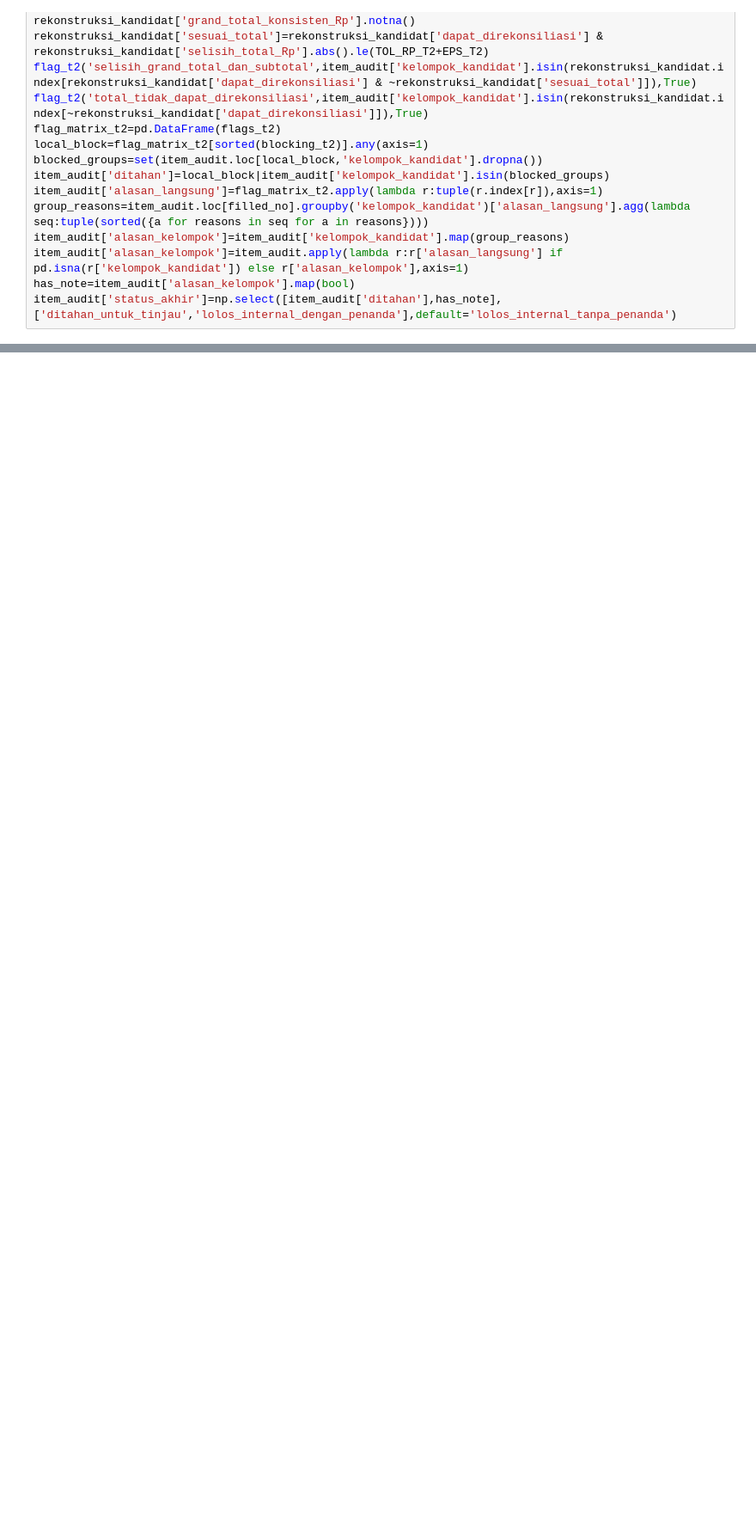
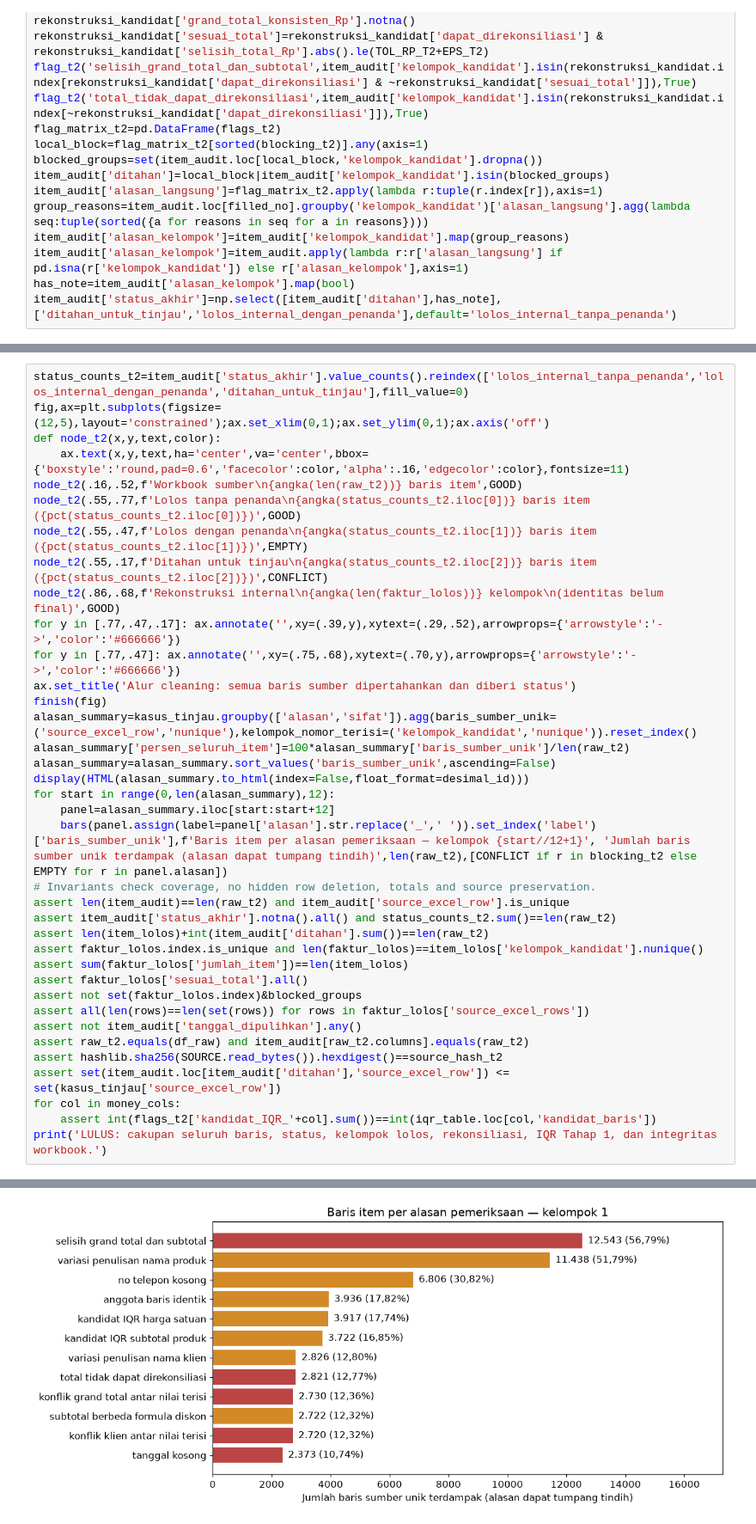
Before and after one commit to yafirafsanjani/zahir-customer-segmentation, a Jupyter notebook: segmentasi_pelanggan_zahir.ipynb, the cells around one changed output, grey strips where cells are left out. Shown at 86% size. Saved outputs shown, nothing was run; the diff lists cells and outputs as text; blank space fills up the shorter version.

```diff
--- a/segmentasi_pelanggan_zahir.ipynb
+++ b/segmentasi_pelanggan_zahir.ipynb
@@ -1197,0 +756,38 @@ LULUS: angka dasar tereproduksi; lima tabel, seluruh flag, aturan penahanan dan
+# %%
+status_counts_t2=item_audit['status_akhir'].value_counts().reindex(['lolos_internal_tanpa_penanda','lolos_internal_dengan_penanda','ditahan_untuk_tinjau'],fill_value=0)
+fig,ax=plt.subplots(figsize=(12,5),layout='constrained');ax.set_xlim(0,1);ax.set_ylim(0,1);ax.axis('off')
+def node_t2(x,y,text,color):
+    ax.text(x,y,text,ha='center',va='center',bbox={'boxstyle':'round,pad=0.6','facecolor':color,'alpha':.16,'edgecolor':color},fontsize=11)
+node_t2(.16,.52,f'Workbook sumber\n{angka(len(raw_t2))} baris item',GOOD)
+node_t2(.55,.77,f'Lolos tanpa penanda\n{angka(status_counts_t2.iloc[0])} baris item ({pct(status_counts_t2.iloc[0])})',GOOD)
+node_t2(.55,.47,f'Lolos dengan penanda\n{angka(status_counts_t2.iloc[1])} baris item ({pct(status_counts_t2.iloc[1])})',EMPTY)
+node_t2(.55,.17,f'Ditahan untuk tinjau\n{angka(status_counts_t2.iloc[2])} baris item ({pct(status_counts_t2.iloc[2])})',CONFLICT)
+node_t2(.86,.68,f'Rekonstruksi internal\n{angka(len(faktur_lolos))} kelompok\n(identitas belum final)',GOOD)
+for y in [.77,.47,.17]: ax.annotate('',xy=(.39,y),xytext=(.29,.52),arrowprops={'arrowstyle':'->','color':'#666666'})
+for y in [.77,.47]: ax.annotate('',xy=(.75,.68),xytext=(.70,y),arrowprops={'arrowstyle':'->','color':'#666666'})
+ax.set_title('Alur cleaning: semua baris sumber dipertahankan dan diberi status')
+finish(fig)
+alasan_summary=kasus_tinjau.groupby(['alasan','sifat']).agg(baris_sumber_unik=('source_excel_row','nunique'),kelompok_nomor_terisi=('kelompok_kandidat','nunique')).reset_index()
+alasan_summary['persen_seluruh_item']=100*alasan_summary['baris_sumber_unik']/len(raw_t2)
+alasan_summary=alasan_summary.sort_values('baris_sumber_unik',ascending=False)
+display(HTML(alasan_summary.to_html(index=False,float_format=desimal_id)))
+for start in range(0,len(alasan_summary),12):
+    panel=alasan_summary.iloc[start:start+12]
+    bars(panel.assign(label=panel['alasan'].str.replace('_',' ')).set_index('label')['baris_sumber_unik'],f'Baris item per alasan pemeriksaan — kelompok {start//12+1}', 'Jumlah baris sumber unik terdampak (alasan dapat tumpang tindih)',len(raw_t2),[CONFLICT if r in blocking_t2 else EMPTY for r in panel.alasan])
+# Invariants check coverage, no hidden row deletion, totals and source preservation.
+assert len(item_audit)==len(raw_t2) and item_audit['source_excel_row'].is_unique
+assert item_audit['status_akhir'].notna().all() and status_counts_t2.sum()==len(raw_t2)
+assert len(item_lolos)+int(item_audit['ditahan'].sum())==len(raw_t2)
+assert faktur_lolos.index.is_unique and len(faktur_lolos)==item_lolos['kelompok_kandidat'].nunique()
+assert sum(faktur_lolos['jumlah_item'])==len(item_lolos)
+assert faktur_lolos['sesuai_total'].all()
+assert not set(faktur_lolos.index)&blocked_groups
+assert all(len(rows)==len(set(rows)) for rows in faktur_lolos['source_excel_rows'])
+assert not item_audit['tanggal_dipulihkan'].any()
+assert raw_t2.equals(df_raw) and item_audit[raw_t2.columns].equals(raw_t2)
+assert hashlib.sha256(SOURCE.read_bytes()).hexdigest()==source_hash_t2
+assert set(item_audit.loc[item_audit['ditahan'],'source_excel_row']) <= set(kasus_tinjau['source_excel_row'])
+for col in money_cols:
+    assert int(flags_t2['kandidat_IQR_'+col].sum())==int(iqr_table.loc[col,'kandidat_baris'])
+print('LULUS: cakupan seluruh baris, status, kelompok lolos, rekonsiliasi, IQR Tahap 1, dan integritas workbook.')
+# %% [output]
@@ -1197,0 +812 @@ LULUS: angka dasar tereproduksi; lima tabel, seluruh flag, aturan penahanan dan
+[figure, added]
```
Also changed, not shown: parts of 149 cells of this notebook.
